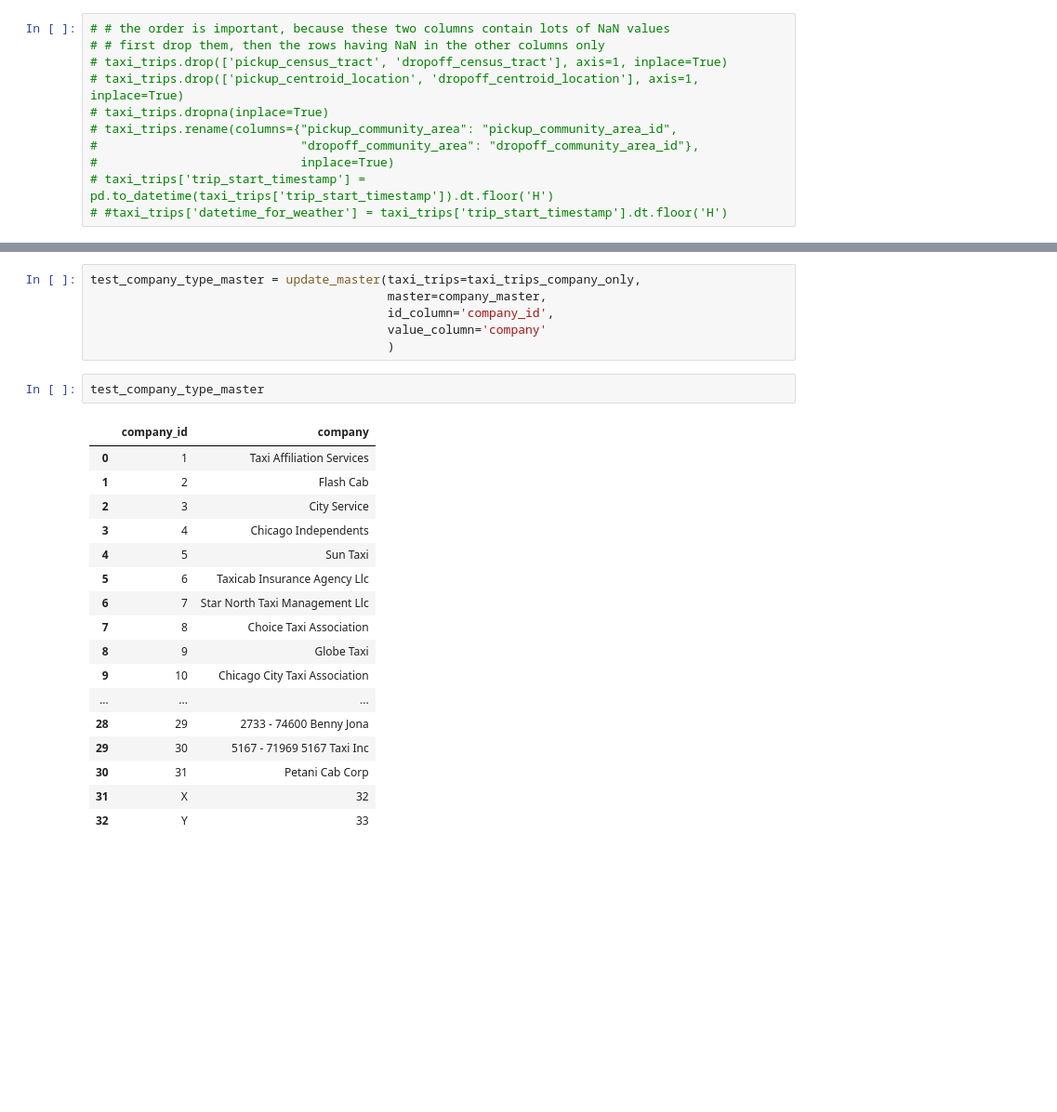
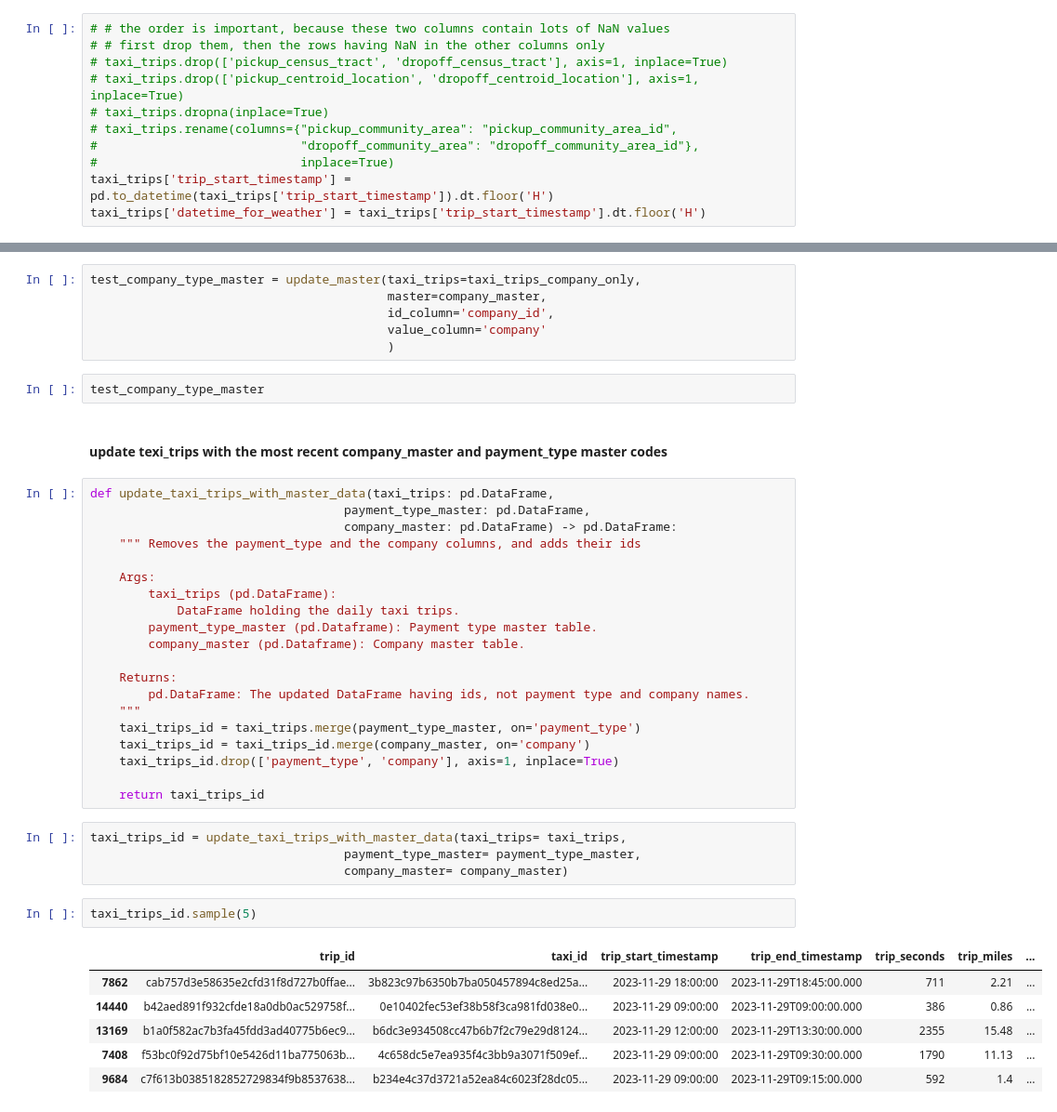
Before and after one commit to zselyigy/cubix_data_engineer_aws, a Jupyter notebook: src/scripts/07_json_transform_load.ipynb, the cells around one changed output, grey strips where cells are left out. Shown at 93% size. Saved outputs shown, nothing was run; the diff lists cells and outputs as text; blank space fills up the shorter version.

```diff
--- a/src/scripts/07_json_transform_load.ipynb
+++ b/src/scripts/07_json_transform_load.ipynb
@@ -65,8 +65,8 @@ Index(['trip_id', 'taxi_id', 'trip_start_timestamp', 'trip_end_timestamp',
 # taxi_trips.rename(columns={"pickup_community_area": "pickup_community_area_id",
 #                            "dropoff_community_area": "dropoff_community_area_id"},
 #                            inplace=True)
-# taxi_trips['trip_start_timestamp'] = pd.to_datetime(taxi_trips['trip_start_timestamp']).dt.floor('H')
-# #taxi_trips['datetime_for_weather'] = taxi_trips['trip_start_timestamp'].dt.floor('H')
+taxi_trips['trip_start_timestamp'] = pd.to_datetime(taxi_trips['trip_start_timestamp']).dt.floor('H')
+taxi_trips['datetime_for_weather'] = taxi_trips['trip_start_timestamp'].dt.floor('H')
 # %% [markdown]
 #### taxi_trips transformations function
 # %%
@@ -337,21 +337,38 @@ test_company_type_master = update_master(taxi_trips=taxi_trips_company_only,
                                          )
 # %%
 test_company_type_master
-# %% [output]
-|  | company_id | company |
-| 0 | 1 | Taxi Affiliation Services |
-| 1 | 2 | Flash Cab |
-| 2 | 3 | City Service |
-| 3 | 4 | Chicago Independents |
-| 4 | 5 | Sun Taxi |
-| 5 | 6 | Taxicab Insurance Agency Llc |
-| 6 | 7 | Star North Taxi Management Llc |
-| 7 | 8 | Choice Taxi Association |
-| 8 | 9 | Globe Taxi |
-| 9 | 10 | Chicago City Taxi Association |
-| ... | ... | ... |
-| 28 | 29 | 2733 - 74600 Benny Jona |
-| 29 | 30 | 5167 - 71969 5167 Taxi Inc |
-| 30 | 31 | Petani Cab Corp |
-| 31 | X | 32 |
-| 32 | Y | 33 |
+# %% [markdown]
+#### update texi_trips with the most recent company_master and payment_type master codes
+# %%
+def update_taxi_trips_with_master_data(taxi_trips: pd.DataFrame,
+                                   payment_type_master: pd.DataFrame,
+                                   company_master: pd.DataFrame) -> pd.DataFrame:
+    """ Removes the payment_type and the company columns, and adds their ids
+
+    Args:
+        taxi_trips (pd.DataFrame):
+            DataFrame holding the daily taxi trips.
+        payment_type_master (pd.Dataframe): Payment type master table.
+        company_master (pd.Dataframe): Company master table.
+
+    Returns:
+        pd.DataFrame: The updated DataFrame having ids, not payment type and company names.
+    """
+    taxi_trips_id = taxi_trips.merge(payment_type_master, on='payment_type')
+    taxi_trips_id = taxi_trips_id.merge(company_master, on='company')
+    taxi_trips_id.drop(['payment_type', 'company'], axis=1, inplace=True)
+
+    return taxi_trips_id
+# %%
+taxi_trips_id = update_taxi_trips_with_master_data(taxi_trips= taxi_trips,
+                                   payment_type_master= payment_type_master,
+                                   company_master= company_master)
+# %%
+taxi_trips_id.sample(5)
+# %% [output]
+|  | trip_id | taxi_id | trip_start_timestamp | trip_end_timestamp | trip_seconds | trip_miles | ... |
+| 7862 | cab757d3e58635e2cfd31f8d727b0ffae... | 3b823c97b6350b7ba050457894c8ed25a... | 2023-11-29 18:00:00 | 2023-11-29T18:45:00.000 | 711 | 2.21 | ... |
+| 14440 | b42aed891f932cfde18a0db0ac529758f... | 0e10402fec53ef38b58f3ca981fd038e0... | 2023-11-29 09:00:00 | 2023-11-29T09:00:00.000 | 386 | 0.86 | ... |
+| 13169 | b1a0f582ac7b3fa45fdd3ad40775b6ec9... | b6dc3e934508cc47b6b7f2c79e29d8124... | 2023-11-29 12:00:00 | 2023-11-29T13:30:00.000 | 2355 | 15.48 | ... |
+| 7408 | f53bc0f92d75bf10e5426d11ba775063b... | 4c658dc5e7ea935f4c3bb9a3071f509ef... | 2023-11-29 09:00:00 | 2023-11-29T09:30:00.000 | 1790 | 11.13 | ... |
+| 9684 | c7f613b0385182852729834f9b8537638... | b234e4c37d3721a52ea84c6023f28dc05... | 2023-11-29 09:00:00 | 2023-11-29T09:15:00.000 | 592 | 1.4 | ... |
```
Also changed, not shown: parts of 1 cell of this notebook.
